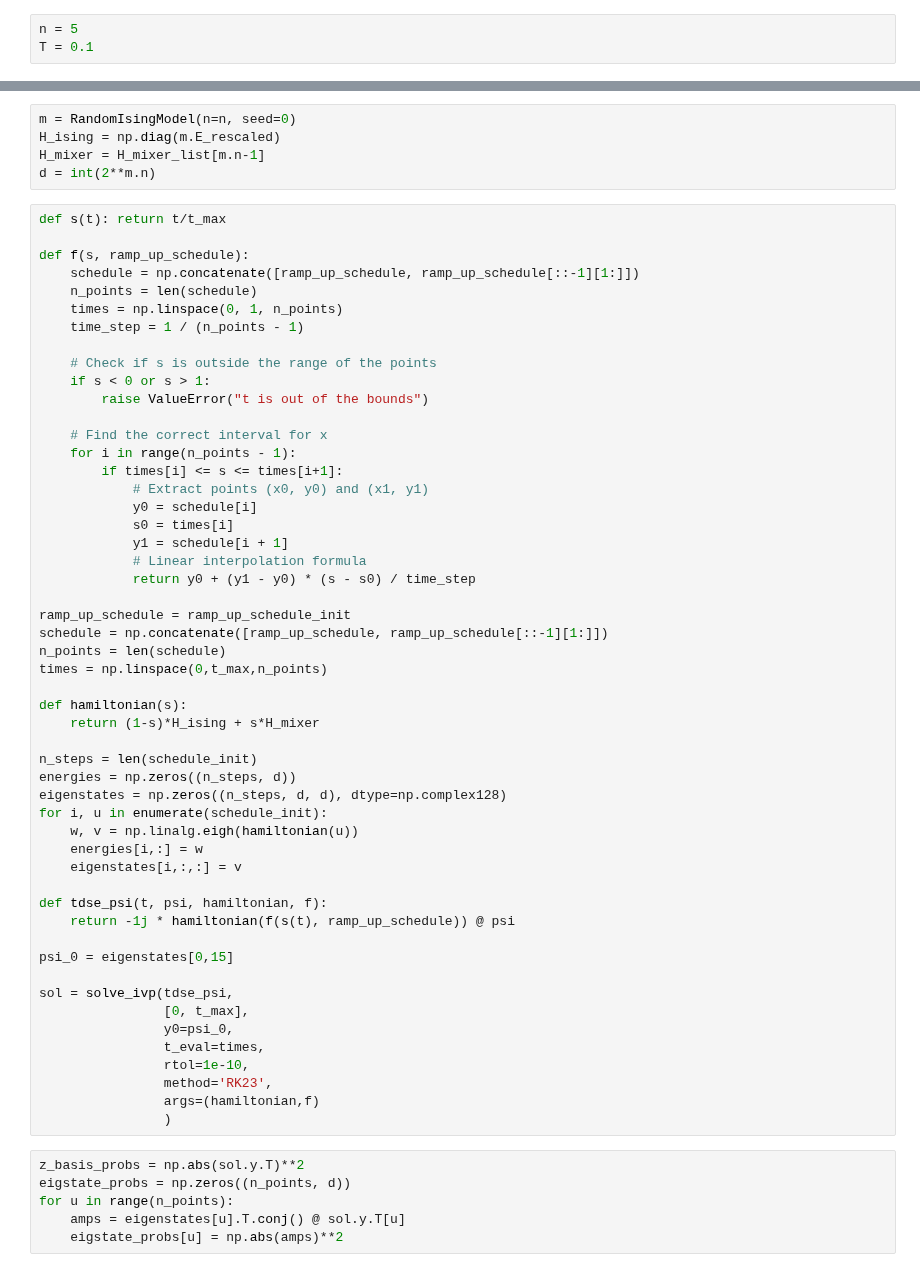
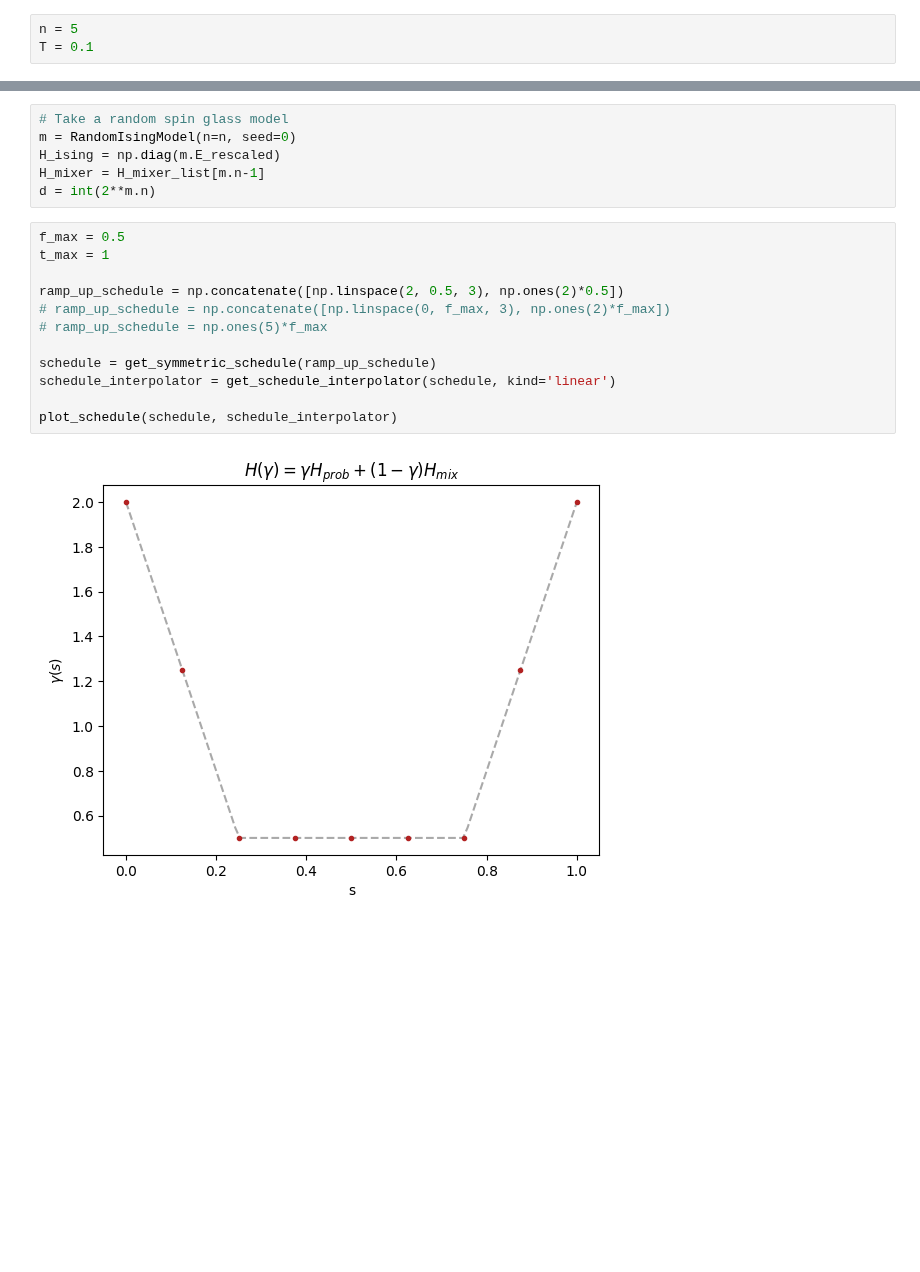
Before and after one commit to petr-ivashkov/quantum-mcmc, a Jupyter notebook: reverse_annealing_spectrum.ipynb, the cells around one changed output, grey strips where cells are left out. Cells and saved outputs as stored; diff of their text form; blank space fills up the shorter version.

```diff
--- a/reverse_annealing_spectrum.ipynb
+++ b/reverse_annealing_spectrum.ipynb
@@ -79,63 +6,20 @@ Initial spectral gap =  0.0484
 # %%
+# Take a random spin glass model
 m = RandomIsingModel(n=n, seed=0)
 H_ising = np.diag(m.E_rescaled)
 H_mixer = H_mixer_list[m.n-1]
 d = int(2**m.n)
-# %%
-def s(t): return t/t_max
-
-def f(s, ramp_up_schedule):
-    schedule = np.concatenate([ramp_up_schedule, ramp_up_schedule[::-1][1:]])
-    n_points = len(schedule)
-    times = np.linspace(0, 1, n_points)
-    time_step = 1 / (n_points - 1)
-
-    # Check if s is outside the range of the points
-    if s < 0 or s > 1:
-        raise ValueError("t is out of the bounds")
-
-    # Find the correct interval for x
-    for i in range(n_points - 1):
-        if times[i] <= s <= times[i+1]:
-            # Extract points (x0, y0) and (x1, y1)
-            y0 = schedule[i]
-            s0 = times[i]
-            y1 = schedule[i + 1]
-            # Linear interpolation formula
-            return y0 + (y1 - y0) * (s - s0) / time_step
-
-ramp_up_schedule = ramp_up_schedule_init
-schedule = np.concatenate([ramp_up_schedule, ramp_up_schedule[::-1][1:]])
-n_points = len(schedule)
-times = np.linspace(0,t_max,n_points)
-
-def hamiltonian(s):
-    return (1-s)*H_ising + s*H_mixer
-
-n_steps = len(schedule_init)
-energies = np.zeros((n_steps, d))
-eigenstates = np.zeros((n_steps, d, d), dtype=np.complex128)
-for i, u in enumerate(schedule_init):
-    w, v = np.linalg.eigh(hamiltonian(u))
-    energies[i,:] = w
-    eigenstates[i,:,:] = v
-
-def tdse_psi(t, psi, hamiltonian, f):
-    return -1j * hamiltonian(f(s(t), ramp_up_schedule)) @ psi
-
-psi_0 = eigenstates[0,15]
-
-sol = solve_ivp(tdse_psi,
-                [0, t_max],
-                y0=psi_0,
-                t_eval=times,
-                rtol=1e-10,
-                method='RK23',
-                args=(hamiltonian,f)
-                )
-# %%
-z_basis_probs = np.abs(sol.y.T)**2
-eigstate_probs = np.zeros((n_points, d))
-for u in range(n_points):
-    amps = eigenstates[u].T.conj() @ sol.y.T[u]
-    eigstate_probs[u] = np.abs(amps)**2
+# %%
+f_max = 0.5
+t_max = 1
+
+ramp_up_schedule = np.concatenate([np.linspace(2, 0.5, 3), np.ones(2)*0.5])
+# ramp_up_schedule = np.concatenate([np.linspace(0, f_max, 3), np.ones(2)*f_max])
+# ramp_up_schedule = np.ones(5)*f_max
+
+schedule = get_symmetric_schedule(ramp_up_schedule)
+schedule_interpolator = get_schedule_interpolator(schedule, kind='linear')
+
+plot_schedule(schedule, schedule_interpolator)
+# %% [output]
+[figure, added]
```
Also changed, not shown: parts of 15 cells of this notebook, 4 other files.
